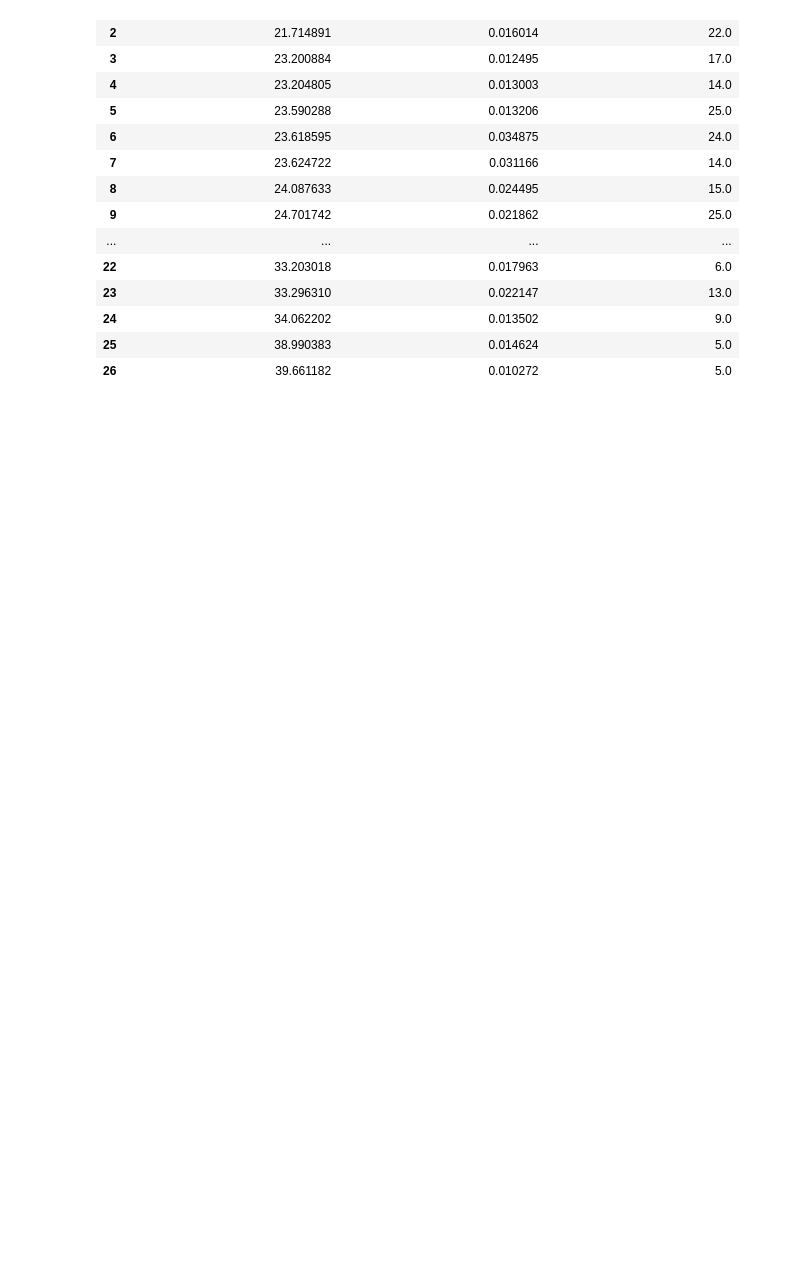
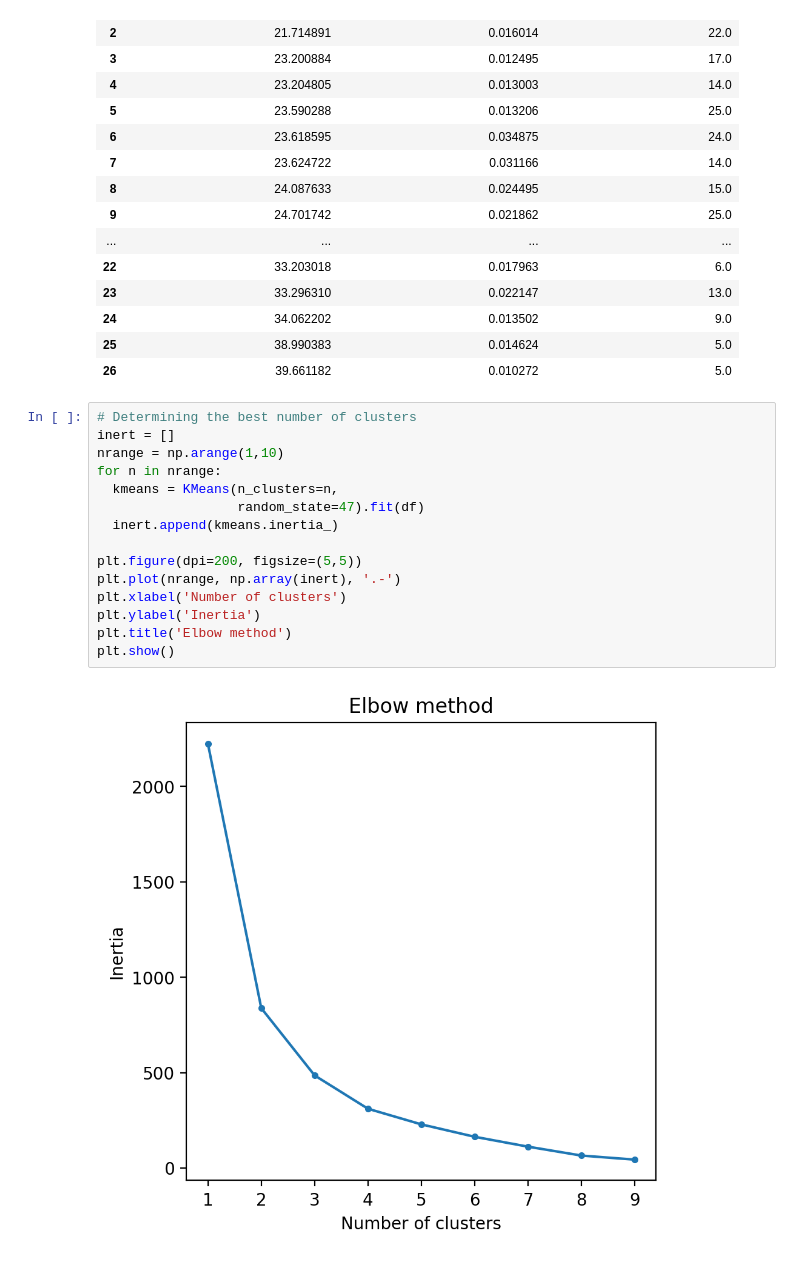
Before and after one commit to xh313/compchem, a Jupyter notebook: ChemOnPythonExplorations.ipynb, the cells around one changed output. Saved outputs shown, nothing was run; the diff lists cells and outputs as text; blank space fills up the shorter version.

```diff
--- a/ChemOnPythonExplorations.ipynb
+++ b/ChemOnPythonExplorations.ipynb
@@ -339,5 +354,22 @@ df#.dtypes
 | 24 | 34.062202 | 0.013502 | 9.0 |
 | 25 | 38.990383 | 0.014624 | 5.0 |
 | 26 | 39.661182 | 0.010272 | 5.0 |
+# %%
+# Determining the best number of clusters
+inert = []
+nrange = np.arange(1,10)
+for n in nrange:
+  kmeans = KMeans(n_clusters=n,
+                  random_state=47).fit(df)
+  inert.append(kmeans.inertia_)
+
+plt.figure(dpi=200, figsize=(5,5))
+plt.plot(nrange, np.array(inert), '.-')
+plt.xlabel('Number of clusters')
+plt.ylabel('Inertia')
+plt.title('Elbow method')
+plt.show()
+# %% [output]
+[figure, added]
 # %%
 # Clustering
```
Also changed, not shown: parts of 14 cells of this notebook.
